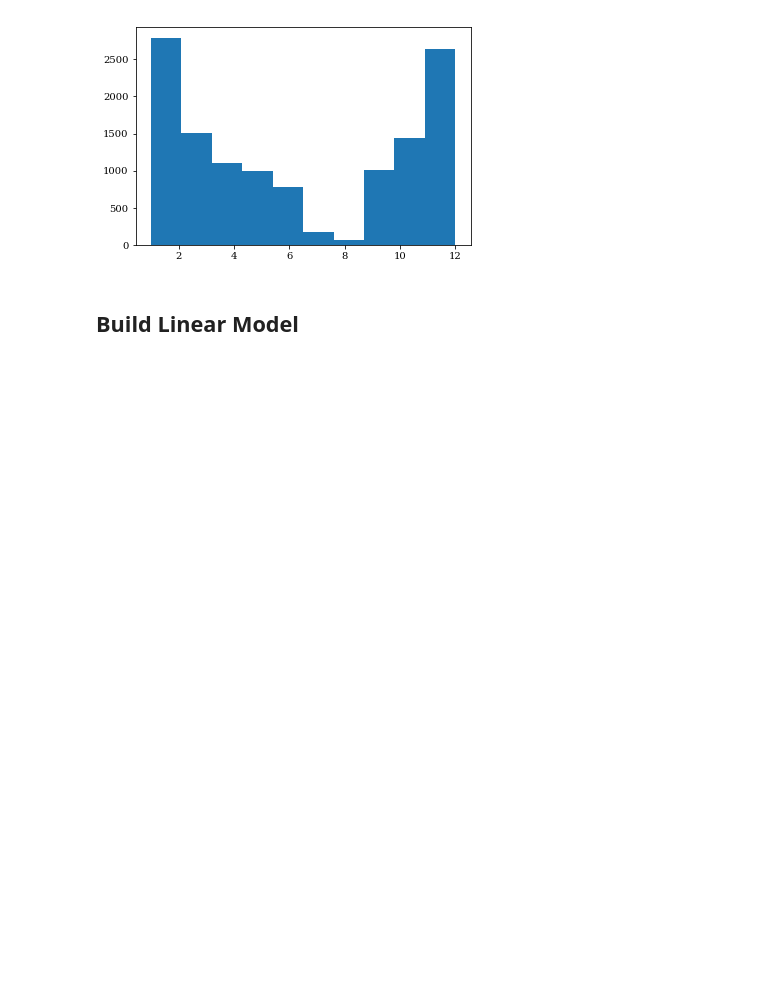
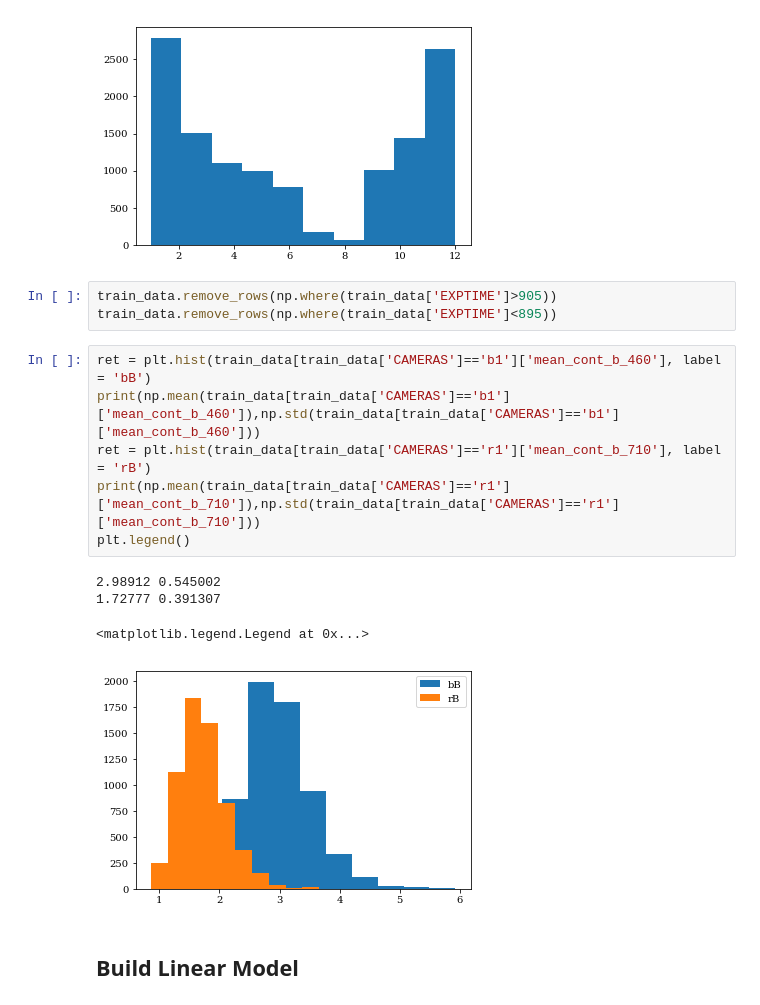
Before and after one commit to parfa30/SkyModelling, a Jupyter notebook: FitBands.ipynb, the cells around one changed output. Saved outputs shown, nothing was run; the diff lists cells and outputs as text; blank space fills up the shorter version.

```diff
--- a/FitBands.ipynb
+++ b/FitBands.ipynb
@@ -66,6 +66,20 @@ print(min(train_data['MONTH']),max(train_data['MONTH']))
 # %% [output]
 1 12
 [figure]
+# %%
+train_data.remove_rows(np.where(train_data['EXPTIME']>905))
+train_data.remove_rows(np.where(train_data['EXPTIME']<895))
+# %%
+ret = plt.hist(train_data[train_data['CAMERAS']=='b1']['mean_cont_b_460'], label = 'bB')
+print(np.mean(train_data[train_data['CAMERAS']=='b1']['mean_cont_b_460']),np.std(train_data[train_data['CAMERAS']=='b1']['mean_cont_b_460']))
+ret = plt.hist(train_data[train_data['CAMERAS']=='r1']['mean_cont_b_710'], label = 'rB')
+print(np.mean(train_data[train_data['CAMERAS']=='r1']['mean_cont_b_710']),np.std(train_data[train_data['CAMERAS']=='r1']['mean_cont_b_710']))
+plt.legend()
+# %% [output]
+2.98912 0.545002
+1.72777 0.391307
+<matplotlib.legend.Legend at 0x...>
+[figure, added]
 # %% [markdown]
 ## Build Linear Model
 # %%
```
Also changed, not shown: parts of 7 cells of this notebook.
